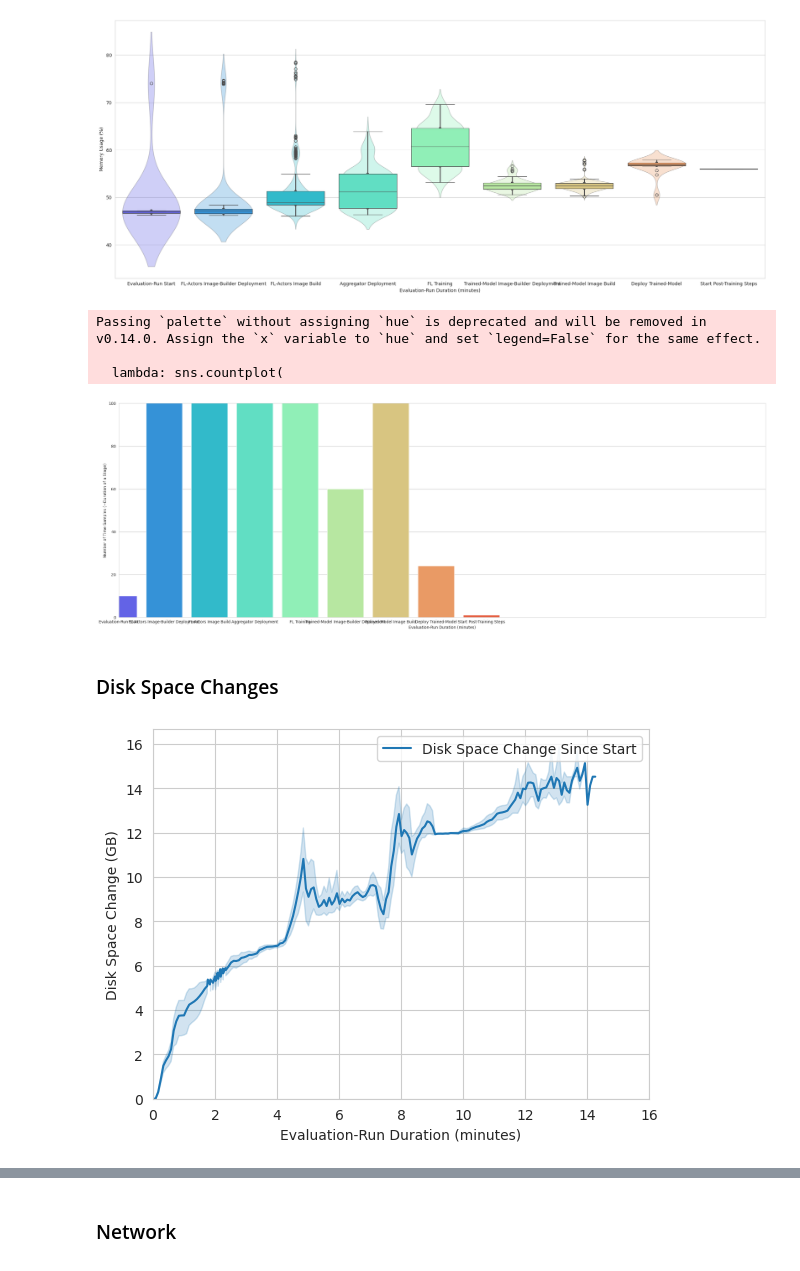
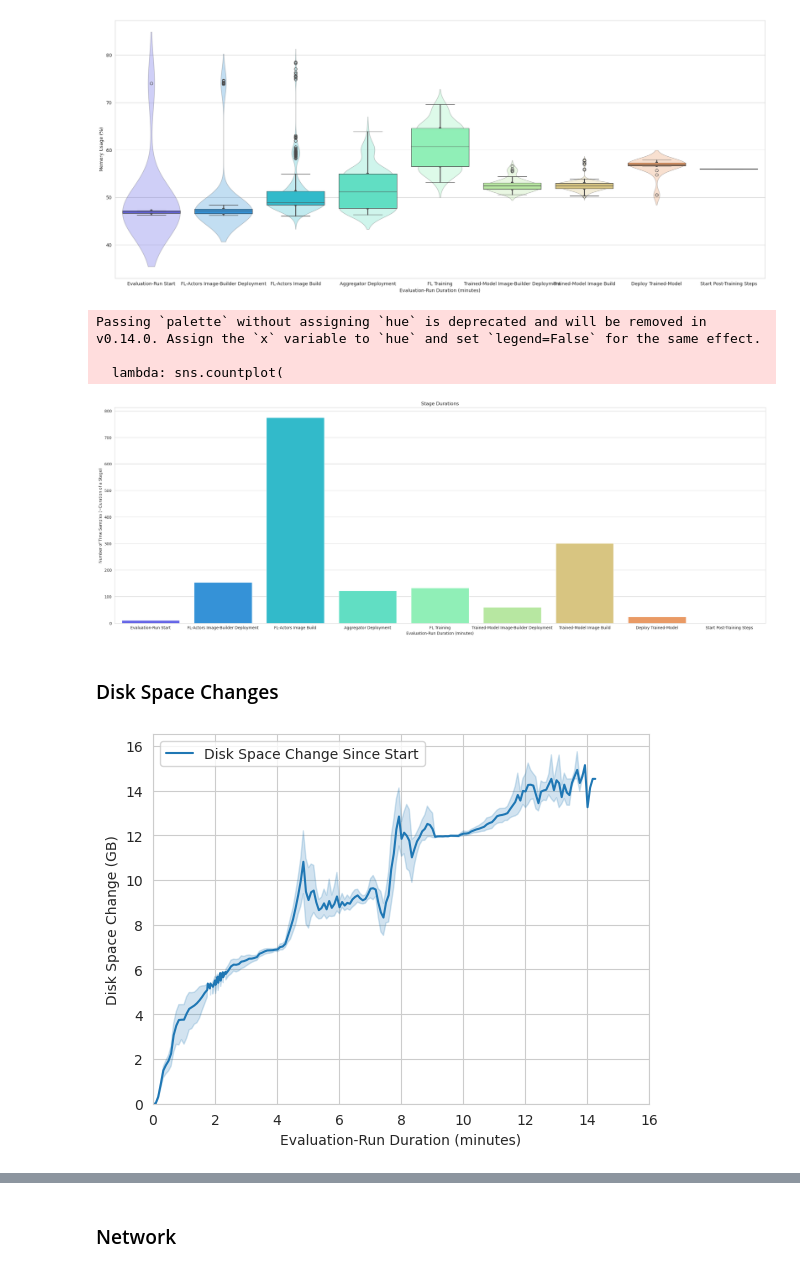
Before and after one commit to oakestra/oakestra-cli, a Jupyter notebook: oak_cli/evaluation/addons/flops/current_tmp_csv_graphs.ipynb, the cells around one changed output, grey strips where cells are left out. Saved outputs shown, nothing was run; the diff lists cells and outputs as text; code cells hidden in the pictures.

```diff
--- a/oak_cli/evaluation/addons/flops/current_tmp_csv_graphs.ipynb
+++ b/oak_cli/evaluation/addons/flops/current_tmp_csv_graphs.ipynb
@@ -129,14 +130,13 @@ def draw_graph(
         title: Optional[str] = "",
         plot_functions: Optional[List[Callable]] = None,
         data: Optional[pd.DataFrame] = None,
-        ignore_x_lim: bool = False,
         x_lim: Optional[Tuple[float, float]] = None,
-        ignore_y_lim: bool = False,
         y_lim: Optional[Tuple[float, float]] = None,
         y_label: str = "Resource Usage (%)",
         size: Tuple[int,int] = (10, 5),
         show_stages: bool = False,
         stages_color_intensity: float = 0.3,
+        use_percentage_limits: bool = False,
     ) -> None:
     fig, ax = plt.subplots(figsize=size)
     if title:
@@ -150,12 +150,16 @@ def draw_graph(
     plt.xlabel(get_evaluation_run_duration_label())
     plt.ylabel(y_label)
     adjust_xticks(ax)
-    if not ignore_x_lim:
-        if x_lim:
-            plt.xlim([x_lim[0], x_lim[1]])
-        else:
-            plt.xlim([0, max(data.index)])
-    if not ignore_y_lim:
+
+    if use_percentage_limits:
+        if not y_lim:
+            y_lim = (0,100)
+        if not x_lim:
+            x_lim = (0, max(data.index))
+
+    if x_lim:
+        plt.xlim([x_lim[0], x_lim[1]])
+    if y_lim:
         plt.ylim([y_lim[0], y_lim[1]])
 
     if show_stages:
@@ -181,15 +185,15 @@ def draw_line_graph_with_all_runs(
             x=TIME_START_KEY,
             y=key,
             hue=RUN_ID_KEY,
-        )]
+        )],
+        use_percentage_limits=True,
     )
 
 def draw_box_violin_plot_for_each_stage(
         y_label: str,
         key: str,
         title: Optional[str] = "",
-        y_lim: Tuple[float, float] = (0, 100),
-        ignore_y_lim: bool = False,
+        y_lim: Optional[Tuple[float, float]] = None,
     ) -> None:
     draw_graph(
         title=title,
@@ -213,9 +217,7 @@ def draw_box_violin_plot_for_each_stage(
                 palette=flops_palette,
             ),
         ],
-        ignore_x_lim=True,
         y_lim=y_lim,
-        ignore_y_lim=ignore_y_lim,
     )
 # %% [markdown]
 ### Error Handing & Checking
@@ -285,36 +289,31 @@ draw_box_violin_plot_for_each_stage(
 # %% [output]
 [figure]
 # %%
-# plt.figure(figsize=(30, 10))
-# sns.countplot(x=FLOpsExclusiveCSVKeys.FLOPS_PROJECT_STAGE.value, data=df, palette=flops_palette)
-
-# plt.ylabel("Number of Time Samples (~Duration of a Stage)")
-
-# plt.show()
-
+# Time Smaple Visualization - Stage Durations
 draw_graph(
     size=(30,10),
     data=df,
+    title="Stage Durations",
     plot_functions=[
         lambda: sns.countplot(
-            x=FLOpsExclusiveCSVKeys.FLOPS_PROJECT_STAGE.value,
+            x=STAGE_KEY,
             data=df,
             palette=flops_palette
         )
     ],
     y_label = "Number of Time Samples (~Duration of a Stage)"
 )
 # %% [output]
 Passing `palette` without assigning `hue` is deprecated and will be removed in v0.14.0. Assign the `x` variable to `hue` and set `legend=False` for the same effect.
 
   lambda: sns.countplot(
-[figure, old version]
+[figure, new version]
 # %% [markdown]
 ### Disk Space Changes
 # %%
 fig, ax = plt.subplots()
 
-disk_space_key = ResourcesCSVKeys.DISK_SPACE_CHANGE_SINCE_START.value
+disk_space_key = DISK_START_KEY
 
 # Note: Change MB to GB
 df[[disk_space_key]] = df[[disk_space_key]] / 1024
@@ -330,7 +329,7 @@ adjust_xticks(ax)
 
 plt.show()
 # %% [output]
-[figure, old version]
+[figure, new version]
 # %%
 fig, ax = plt.subplots()
 
```
Also changed, not shown: parts of 6 cells of this notebook.
